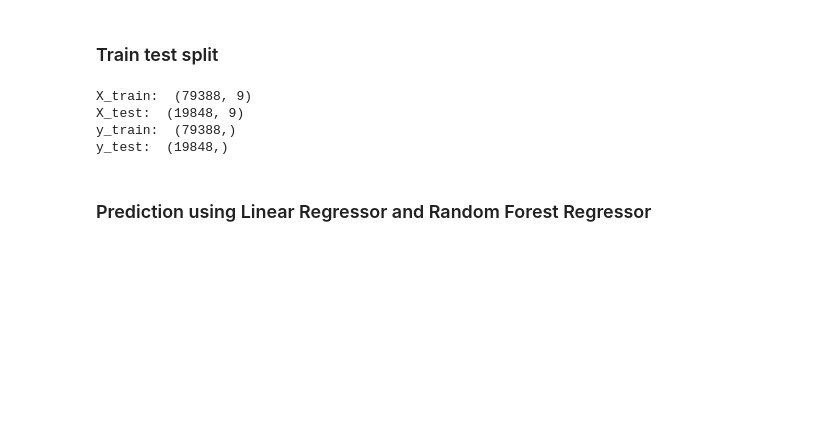
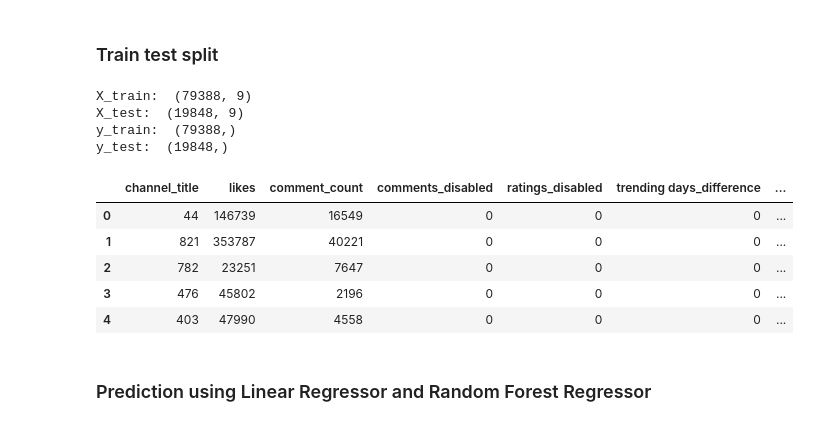
Before and after one commit to realr3fo/youtube-video-popularity-predictor, a Jupyter notebook: youtube_popularity_predictor.ipynb, the cells around one changed output. Saved outputs shown, nothing was run; the diff lists cells and outputs as text; code cells hidden in the pictures; blank space fills up the shorter version.

```diff
--- a/youtube_popularity_predictor.ipynb
+++ b/youtube_popularity_predictor.ipynb
@@ -160,6 +160,15 @@ X_train:  (79388, 9)
 X_test:  (19848, 9)
 y_train:  (79388,)
 y_test:  (19848,)
+# %%
+X.head()
+# %% [output]
+|  | channel_title | likes | comment_count | comments_disabled | ratings_disabled | trending days_difference | ... |
+| 0 | 44 | 146739 | 16549 | 0 | 0 | 0 | ... |
+| 1 | 821 | 353787 | 40221 | 0 | 0 | 0 | ... |
+| 2 | 782 | 23251 | 7647 | 0 | 0 | 0 | ... |
+| 3 | 476 | 45802 | 2196 | 0 | 0 | 0 | ... |
+| 4 | 403 | 47990 | 4558 | 0 | 0 | 0 | ... |
 # %% [markdown]
 ### Prediction using Linear Regressor and Random Forest Regressor
 # %%
```
